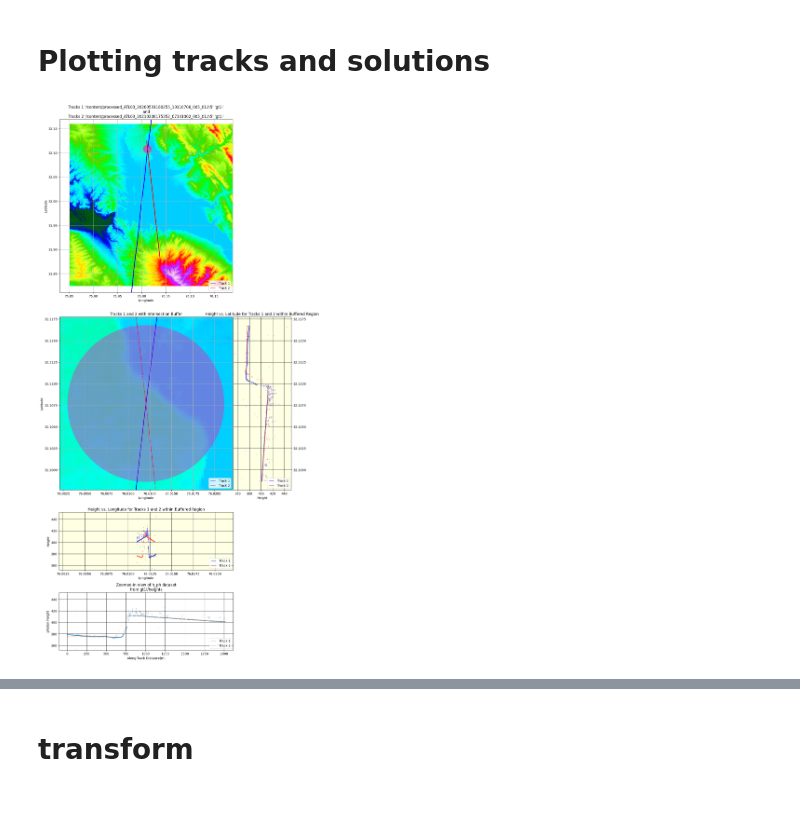
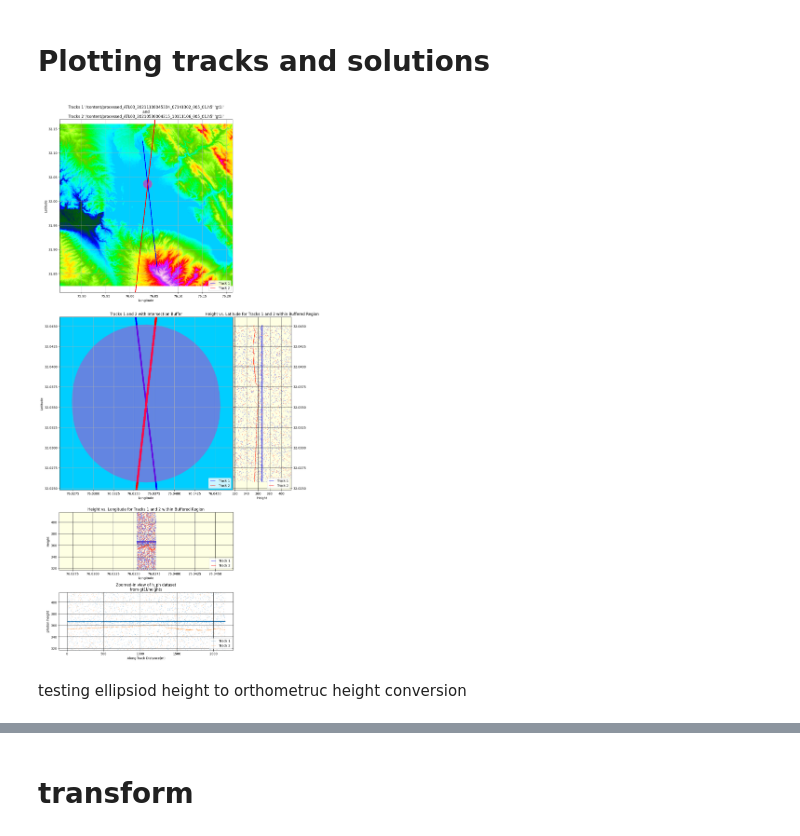
Before and after one commit to 1kaiser/ICESAT2, a Jupyter notebook: ICESAT2_tracks_intersection_plotting.ipynb, the cells around one changed output, grey strips where cells are left out. Saved outputs shown, nothing was run; the diff lists cells and outputs as text; code cells hidden in the pictures; blank space fills up the shorter version.

Commit message:
testing ellipsiod height to orthometruc height conversion

```diff
--- a/ICESAT2_tracks_intersection_plotting.ipynb
+++ b/ICESAT2_tracks_intersection_plotting.ipynb
@@ -260,8 +260,8 @@ import numpy as np
 import matplotlib.pyplot as plt
 #@title **tracks buffer plot with its intersections at centre as well as height vs lat/lon of the buffered region**{ vertical-output: true }
 fsize = 10
-filename_1 = "/content/processed_ATL03_20200531180255_10110706_005_01.h5" #@param {type:"string"}
-filename_2 = "/content/processed_ATL03_20210208175352_07141002_005_01.h5" #@param {type:"string"}
+filename_1 = "/content/processed_ATL03_20211108045334_07141302_005_01.h5" #@param {type:"string"}
+filename_2 = "/content/processed_ATL03_20210530004215_10111106_005_01.h5" #@param {type:"string"}
 tr_1 = "gt1l" #@param ["gt1l", "gt1r", "gt2l", "gt2r", "gt3l", "gt3r"]
 tr_2 = "gt1l" #@param ["gt1l", "gt1r", "gt2l", "gt2r", "gt3l", "gt3r"]
 
@@ -437,31 +437,33 @@ ax4.set_ylim([median_height - buffer_height, median_height + buffer_height])
 ax4.set_xlabel('Longitude')
 ax4.set_ylabel('Height')
 ax4.set_title('Height vs. Longitude for Tracks 1 and 2 within Buffered Region', loc='center').set_position([.5, 1.01])
 ax4.grid(True,  color='black', alpha = 0.9)
 ax4.legend(loc='lower right', scatterpoints=10)
 ################################################################################< elevation vs track 1 & 2 distances
 ax5 = fig.add_axes([0.5 - w_x/2 , -h_y - h_y/3 -h_y/3 , w_x , h_y/3])
 ax5.set_position([pos.x0 ,-h_y - h_y/3 -h_y/3 - 0.1 * 2, pos.width, h_y/3])
 
 dist_ph_along_data_1 = [haversine(lat_1_buf[0], lon_1_buf[0], lat_1_buf[i], lon_1_buf[i]) for i in range(len(lat_1_buf))]
 
 lats = np.flip(lat_2_buf)
 longs = np.flip(lon_2_buf)
 heights = np.flip(height_2_buf)
 
 dist_ph_along_data_2 = [haversine(lats[0], longs[0], lats[i], longs[i]) for i in range(len(lats))]
 ax5.scatter(np.array(dist_ph_along_data_1), np.array(height_1_buf),  marker= '.', s=1, alpha= 0.4, label = "Track 1")
 ax5.scatter(np.array(dist_ph_along_data_2), np.array(heights),  marker= '.', s=1, alpha= 0.4, label = "Track 2")
 
 ax5.set_ylim([median_height - buffer_height, median_height + buffer_height])
 ax5.set_xlabel('Along-Track Distance(m)')
 ax5.set_ylabel('photon height')
 ax5.set_title('Zoomed-in view of h_ph dataset\nfrom gt1l/heights', loc='center')
 ax5.grid(True,  color='black', alpha = 0.9)
 ax5.legend(loc='lower right', scatterpoints=10)
 
 # Show the plot
 plt.subplots_adjust(hspace=0)
 plt.show()
 # %% [output]
-[figure, old version]
+[figure, new version]
+# %% [markdown]
+testing ellipsiod height to orthometruc height conversion
```
Also changed, not shown: parts of 3 cells of this notebook.
